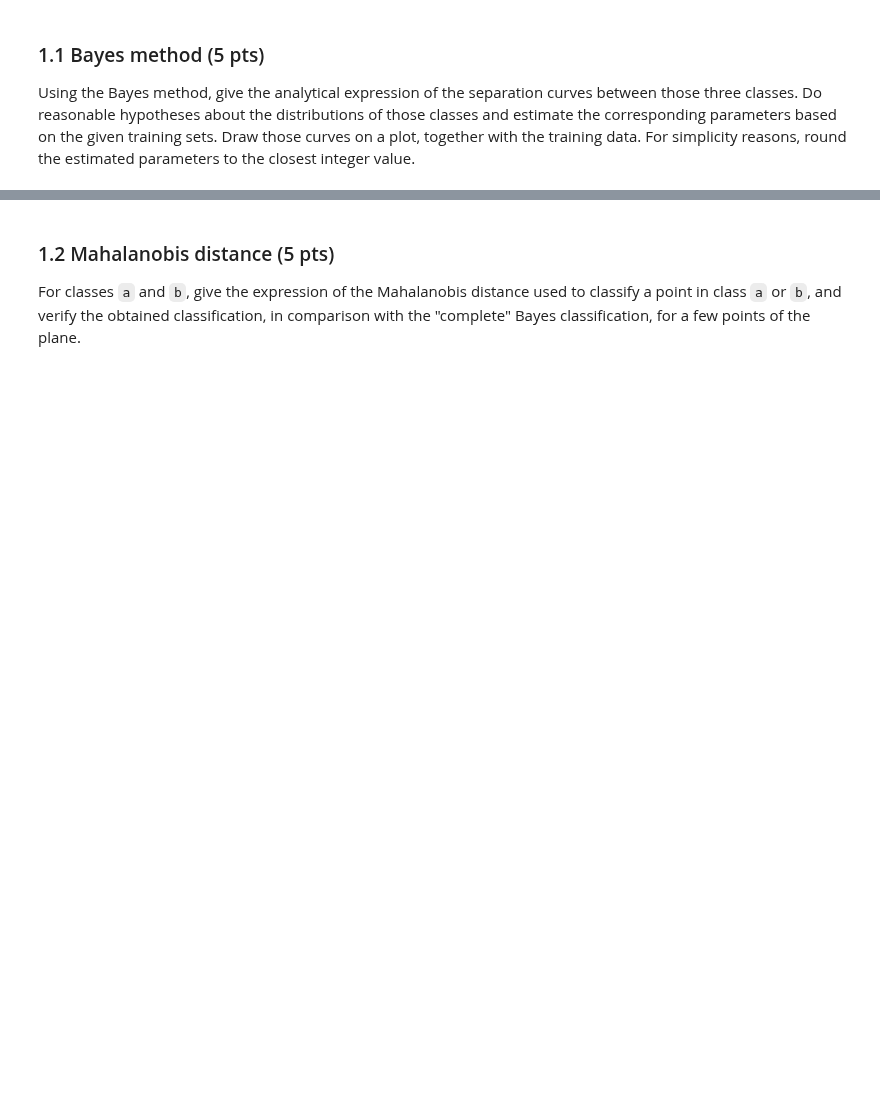
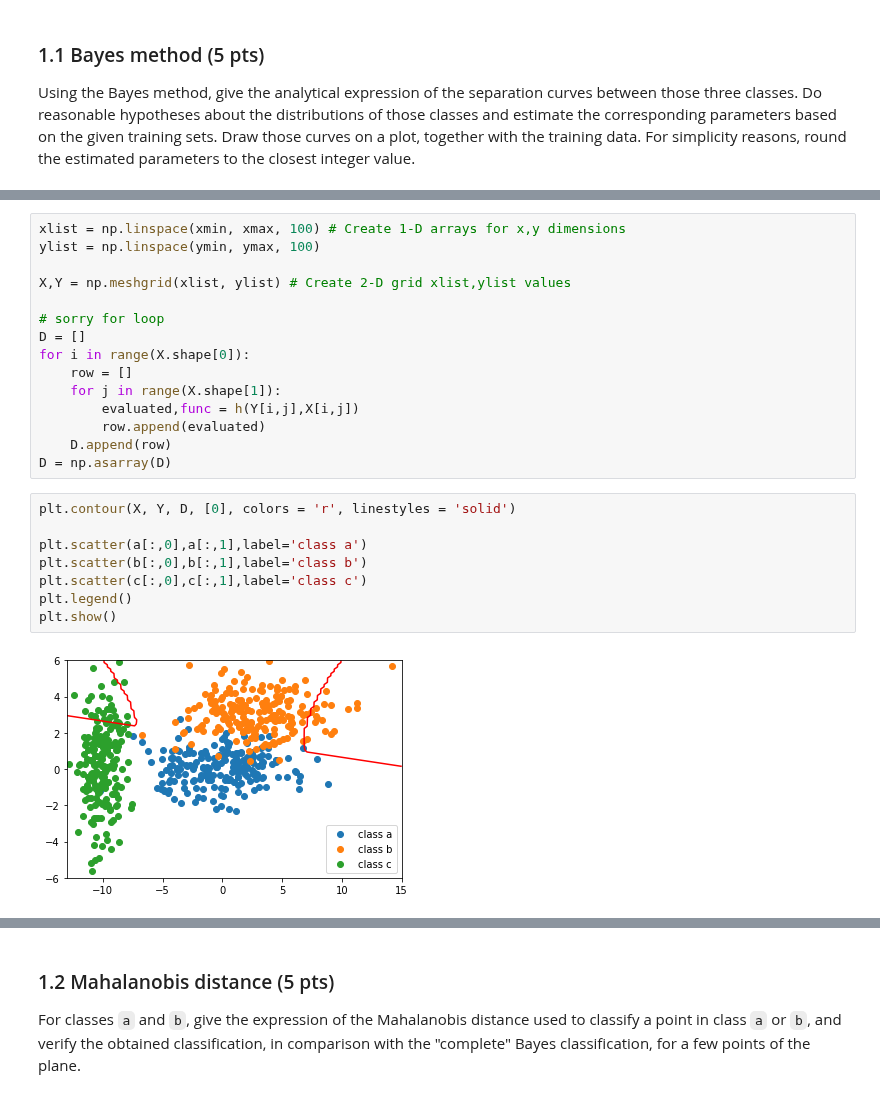
Before and after one commit to Andrea-Oliveri/Image-Processing-Assignements, a Jupyter notebook: Labs/lab_03_classification.ipynb, the cells around one changed output, grey strips where cells are left out. Cells and saved outputs as stored; diff of their text form; blank space fills up the shorter version.

```diff
--- a/Labs/lab_03_classification.ipynb
+++ b/Labs/lab_03_classification.ipynb
@@ -197,0 +259,25 @@ None of the covariances matrices are equal
+# %%
+xlist = np.linspace(xmin, xmax, 100) # Create 1-D arrays for x,y dimensions
+ylist = np.linspace(ymin, ymax, 100)
+
+X,Y = np.meshgrid(xlist, ylist) # Create 2-D grid xlist,ylist values
+
+# sorry for loop
+D = []
+for i in range(X.shape[0]):
+    row = []
+    for j in range(X.shape[1]):
+        evaluated,func = h(Y[i,j],X[i,j])
+        row.append(evaluated)
+    D.append(row)
+D = np.asarray(D)
+# %%
+plt.contour(X, Y, D, [0], colors = 'r', linestyles = 'solid')
+
+plt.scatter(a[:,0],a[:,1],label='class a')
+plt.scatter(b[:,0],b[:,1],label='class b')
+plt.scatter(c[:,0],c[:,1],label='class c')
+plt.legend()
+plt.show()
+# %% [output]
+[figure, added]
```
Also changed, not shown: parts of 22 cells of this notebook.
